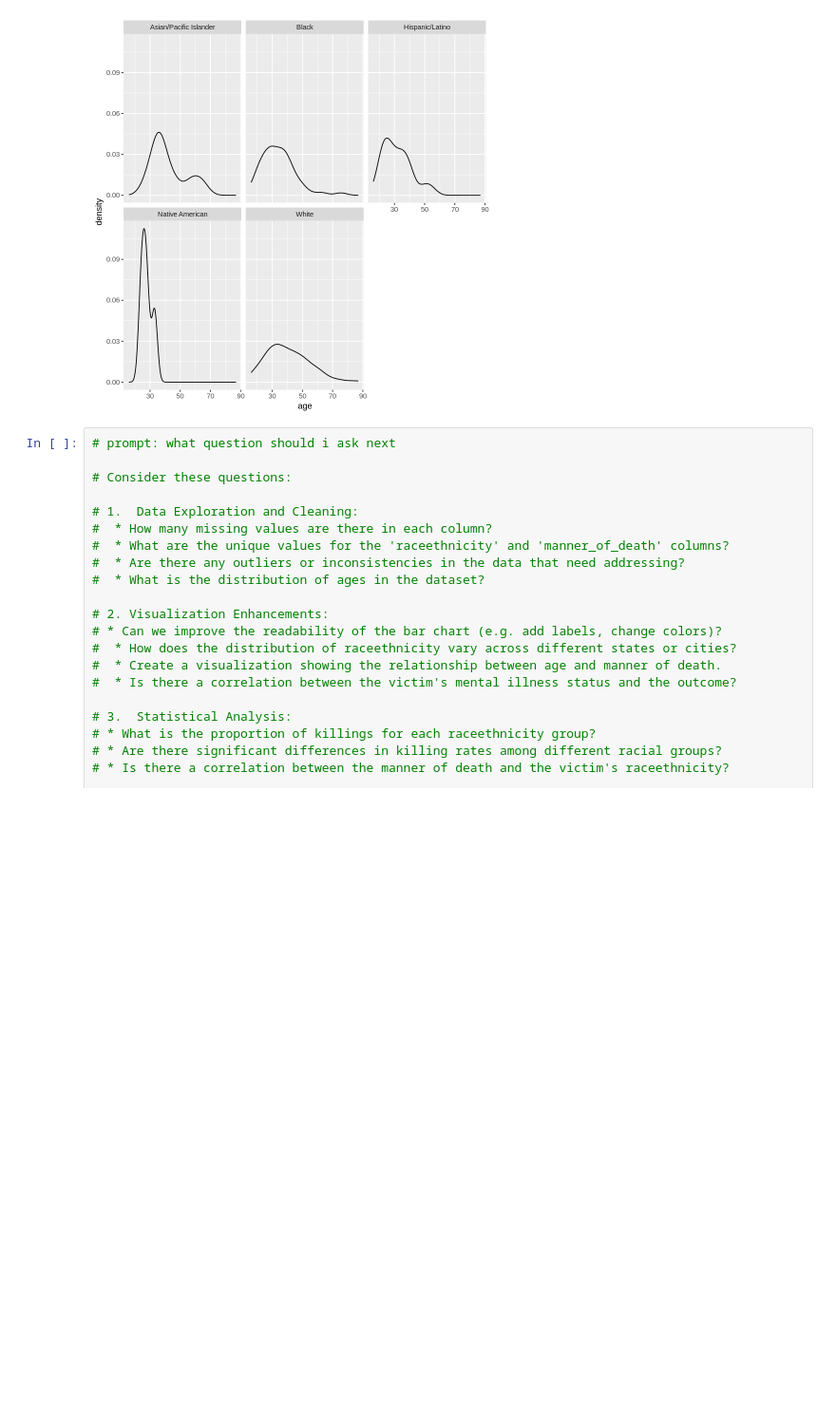
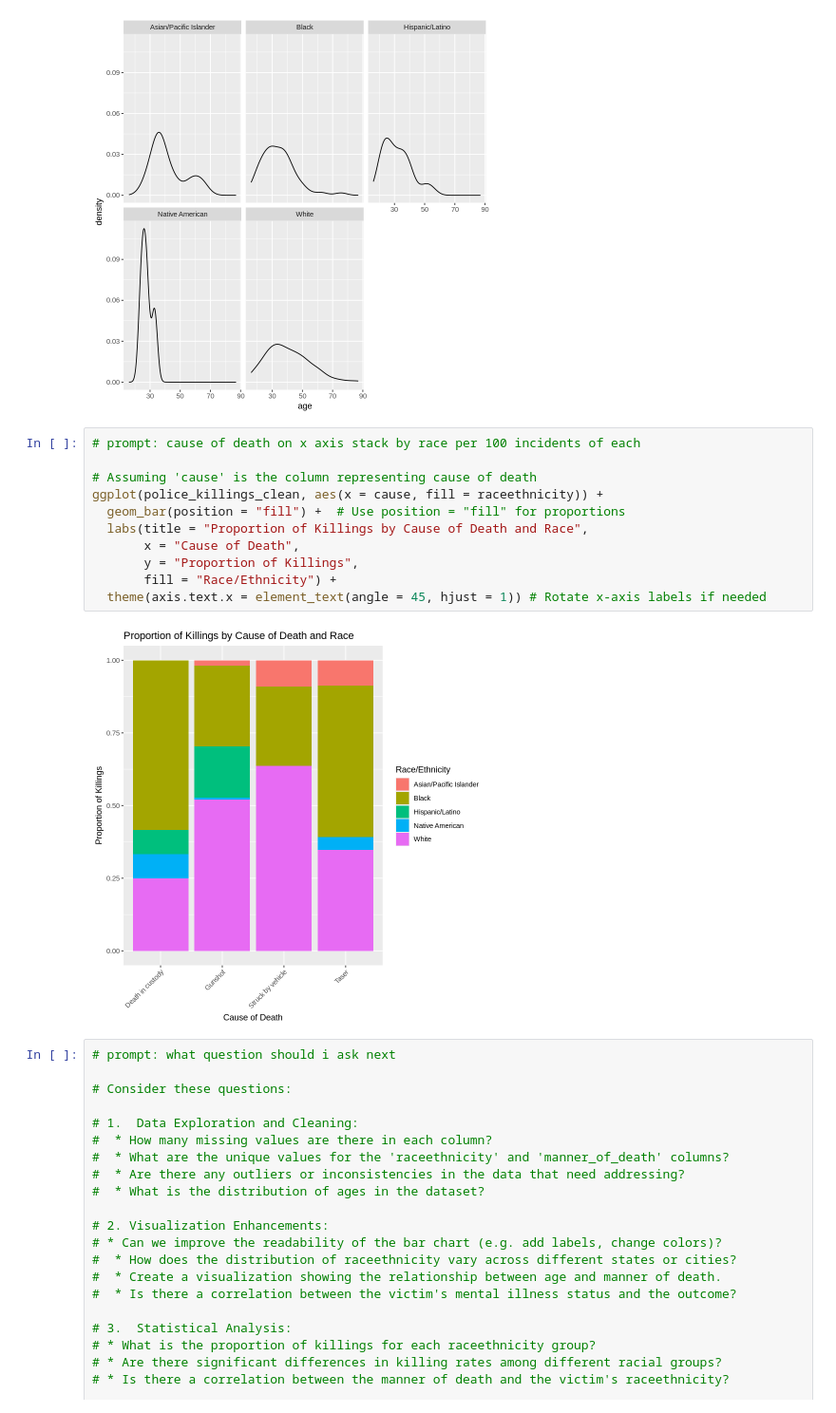
Before and after one commit to bwaves26/statclass, a Jupyter notebook: finalproject.ipynb, the cells around one changed output. Shown at 95% size. Saved outputs shown, nothing was run; the diff lists cells and outputs as text; blank space fills up the shorter version.

```diff
--- a/finalproject.ipynb
+++ b/finalproject.ipynb
@@ -181,6 +280,19 @@ police_killings_clean %>%
   facet_wrap(~ raceethnicity)
 # %% [output]
 [figure]
+# %%
+# prompt: cause of death on x axis stack by race per 100 incidents of each
+
+# Assuming 'cause' is the column representing cause of death
+ggplot(police_killings_clean, aes(x = cause, fill = raceethnicity)) +
+  geom_bar(position = "fill") +  # Use position = "fill" for proportions
+  labs(title = "Proportion of Killings by Cause of Death and Race",
+       x = "Cause of Death",
+       y = "Proportion of Killings",
+       fill = "Race/Ethnicity") +
+  theme(axis.text.x = element_text(angle = 45, hjust = 1)) # Rotate x-axis labels if needed
+# %% [output]
+[figure, added]
 # %%
 # prompt: what question should i ask next
 
```
Also changed, not shown: parts of 15 cells of this notebook.
